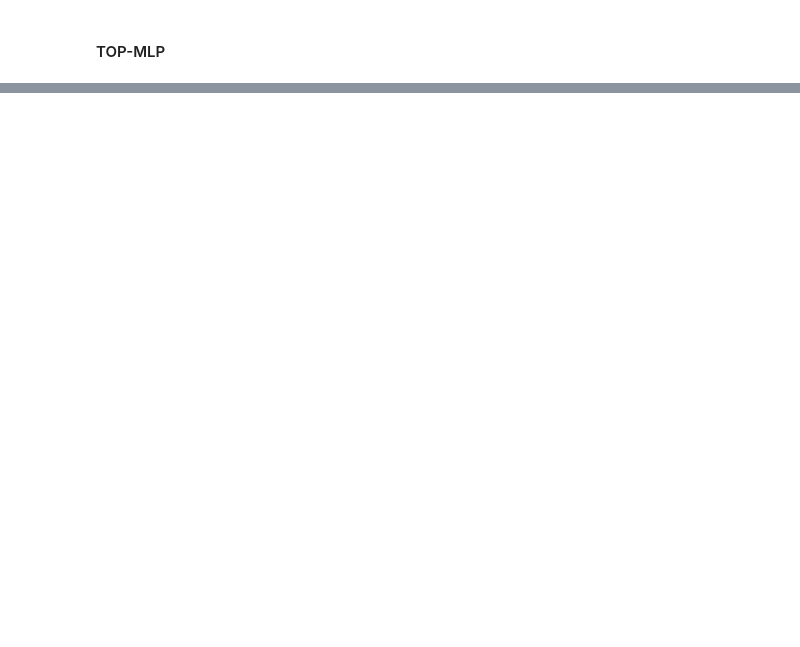
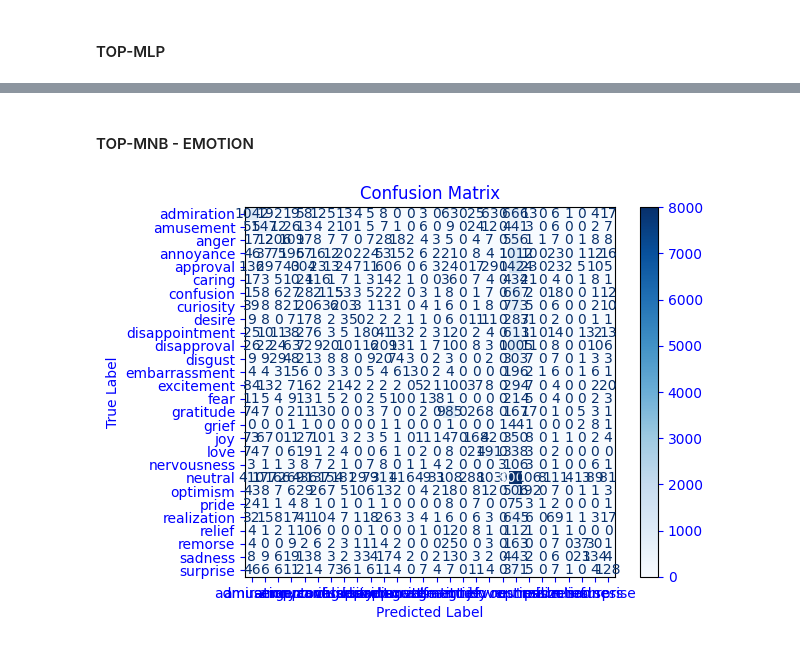
Before and after one commit to rosiestr/472-assignment1, a Jupyter notebook: 2_words_as_features/2_words_as_features.ipynb, the cells around one changed output, grey strips where cells are left out. Cells and saved outputs as stored; diff of their text form; code cells hidden in the pictures; blank space fills up the shorter version.

```diff
--- a/2_words_as_features/2_words_as_features.ipynb
+++ b/2_words_as_features/2_words_as_features.ipynb
@@ -94,12 +95,14 @@ Base-MLP:
 # %%
 em_nb = MultinomialNB()
 params_nb = {
-    "alpha" : [0.0, 0.5, 1.0, 2.0]
+    "alpha" : [0.0, 0.5, 1.0, 100.0]
 }
 
 em_nb_grid = GridSearchCV(em_nb, params_nb)
 em_nb_grid.fit(X_train, y_train)
 print("TOP-MNB: ")
 print(em_nb_grid.score(X_test, y_test))
+print("Paramaters")
+print(em_nb_grid.best_params_)
 # %% [output]
 TOP-MNB:
@@ -278,0 +387,30 @@ with open ('performance.txt', 'w') as f:
+# %% [markdown]
+<h4>TOP-MNB - EMOTION</h4>
+# %%
+tnb_em_pred = em_nb_grid.predict(X_test)
+em_cm_tnb = confusion_matrix(y_test, tnb_em_pred)
+
+color = 'blue'
+matrix = plot_confusion_matrix(em_nb_grid, X_test, y_test, cmap=plt.cm.Blues)
+matrix.ax_.set_title('Confusion Matrix', color=color)
+plt.xlabel('Predicted Label', color=color)
+plt.ylabel('True Label', color=color)
+plt.gcf().axes[0].tick_params(colors=color)
+plt.gcf().axes[1].tick_params(colors=color)
+plt.show()
+
+with open ('performance.txt', 'a') as f:
+    f.write("MODEL: top-MNB || PARAMS: {'alpha': 0.5} || TASK: emotion")
+    f.write('\n')
+    f.write("CONFUSION MATRIX")
+    f.write('\n')
+    em_tnb_content = str(em_cm_tnb)
+    f.write(em_tnb_content)
+    f.write('\n')
+    f.write('\n')
+    f.write('CLASSIFICATION REPORT')
+    f.write('\n')
+    f.write(classification_report(y_test, tnb_em_pred))
+    f.write('\n')
+# %% [output]
+[figure, added]
```
Also changed, not shown: parts of 39 cells of this notebook, 1 other file.
